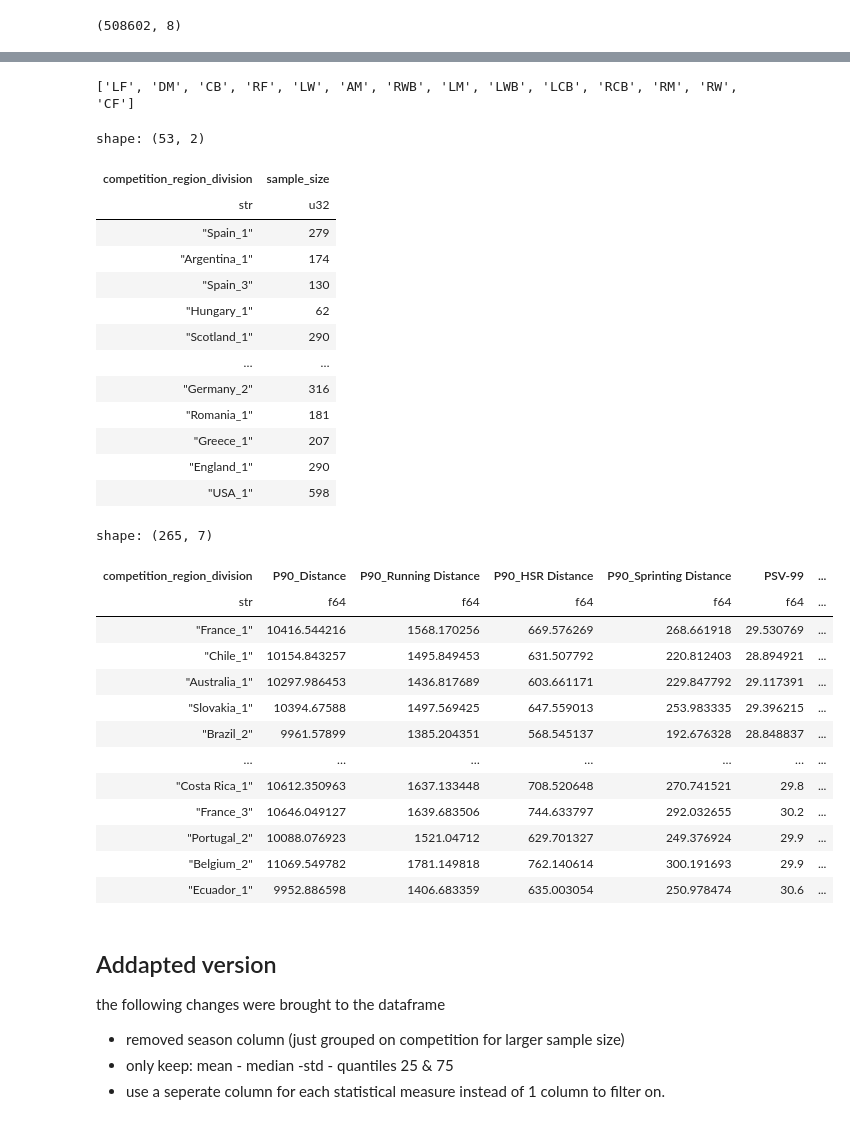
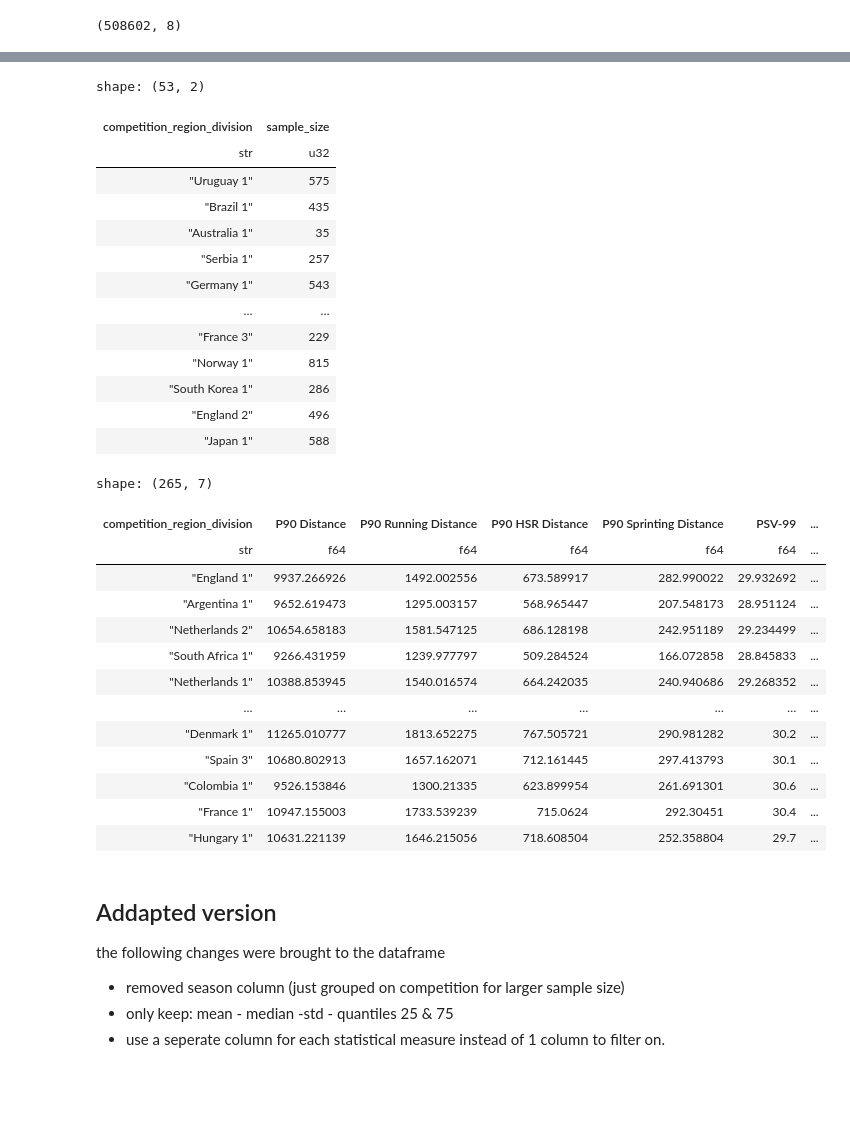
Before and after one commit to ihosten/internship_club_brugge, a Jupyter notebook: start_project/bench_analysis.ipynb, the cells around one changed output, grey strips where cells are left out. Saved outputs shown, nothing was run; the diff lists cells and outputs as text; code cells hidden in the pictures; blank space fills up the shorter version.

Commit message:
grouping symmetrical positions together - ordering excel sheets - creating more uniform layout

```diff
--- a/start_project/bench_analysis.ipynb
+++ b/start_project/bench_analysis.ipynb
@@ -66,31 +115,27 @@ df_subset.shape
 # %%
 wb = "match_benchmarks.xlsx"
-# %%
-positions = df_subset.select('position').unique('position').to_series().to_list()
-print(positions)
-# %% [output]
-['LF', 'DM', 'CB', 'RF', 'LW', 'AM', 'RWB', 'LM', 'LWB', 'LCB', 'RCB', 'RM', 'RW', 'CF']
 # %%
 # defining the columns in the dataframe of which benchmarks have to be created
-test_metrics = ['P90_Distance','P90_Running Distance','P90_HSR Distance',
-               'P90_Sprinting Distance', 'PSV-99']
+test_metrics = ['P90 Distance','P90 Running Distance','P90 HSR Distance',
+               'P90 Sprinting Distance', 'PSV-99']
 # %%
 stats = {
-    "mean": pl.col(test_metrics).mean(),
-    "median": pl.col(test_metrics).median(),
-    "std": pl.col(test_metrics).std(),
-    "q25": pl.col(test_metrics).quantile(0.25),
-    "q75": pl.col(test_metrics).quantile(0.75),
+    "Mean": pl.col(test_metrics).mean(),
+    "Median": pl.col(test_metrics).median(),
+    "Std": pl.col(test_metrics).std(),
+    "Q25": pl.col(test_metrics).quantile(0.25),
+    "Q75": pl.col(test_metrics).quantile(0.75),
 }
 # %%
 
 #test
-for position in tqdm(df_subset.select('position').unique('position').to_series().to_list()):
+#for position in tqdm(df_subset.select('position').unique('position').to_series().to_list()):
+for position in tqdm(positions):
     result_list = []
 
     # determine the sample size per competition
     ss = (df_subset
-        .filter(pl.col("position") == position)
+        .filter(pl.col("position_grouped") == position)
         .group_by("competition_region_division")
         .agg([
             pl.col("competition_region_division").len().alias("sample_size")])
@@ -101,54 +146,55 @@ ss
 shape: (53, 2)
 | competition_region_division | sample_size |
 | str | u32 |
-| "Spain_1" | 279 |
-| "Argentina_1" | 174 |
-| "Spain_3" | 130 |
-| "Hungary_1" | 62 |
-| "Scotland_1" | 290 |
+| "Uruguay 1" | 575 |
+| "Brazil 1" | 435 |
+| "Australia 1" | 35 |
+| "Serbia 1" | 257 |
+| "Germany 1" | 543 |
 | … | … |
-| "Germany_2" | 316 |
-| "Romania_1" | 181 |
-| "Greece_1" | 207 |
-| "England_1" | 290 |
-| "USA_1" | 598 |
+| "France 3" | 229 |
+| "Norway 1" | 815 |
+| "South Korea 1" | 286 |
+| "England 2" | 496 |
+| "Japan 1" | 588 |
 # %%
 
 #test
-for position in tqdm(df_subset.select('position').unique('position').to_series().to_list()):
+#for position in tqdm(df_subset.select('position').unique('position').to_series().to_list()):
+for position in tqdm(positions):
     result_list = []
 
     for stat_name, stat_expr in stats.items():
         # Filter for this specific position
-        df_pos = df_subset.filter(pl.col("position") == position)
+        df_pos = df_subset.filter(pl.col("position_grouped") == position)
 
         result = (
             df_pos
             .group_by("competition_region_division")
             .agg([stat_expr])
             .with_columns(pl.lit(stat_name).alias("statistical_measure"))
         )
         result_list.append(result)
 
         # Combine all results in a dataframe to write to a position sheet of the excel
     df2write = pl.concat(result_list)
 
 df2write
 # %% [output]
 shape: (265, 7)
-| competition_region_division | P90_Distance | P90_Running Distance | P90_HSR Distance | P90_Sprinting Distance | PSV-99 | ... |
+| competition_region_division | P90 Distance | P90 Running Distance | P90 HSR Distance | P90 Sprinting Distance | PSV-99 | ... |
 | str | f64 | f64 | f64 | f64 | f64 | ... |
-| "France_1" | 10416.544216 | 1568.170256 | 669.576269 | 268.661918 | 29.530769 | ... |
-| "Chile_1" | 10154.843257 | 1495.849453 | 631.507792 | 220.812403 | 28.894921 | ... |
-| "Australia_1" | 10297.986453 | 1436.817689 | 603.661171 | 229.847792 | 29.117391 | ... |
-| "Slovakia_1" | 10394.67588 | 1497.569425 | 647.559013 | 253.983335 | 29.396215 | ... |
-| "Brazil_2" | 9961.57899 | 1385.204351 | 568.545137 | 192.676328 | 28.848837 | ... |
+| "England 1" | 9937.266926 | 1492.002556 | 673.589917 | 282.990022 | 29.932692 | ... |
+| "Argentina 1" | 9652.619473 | 1295.003157 | 568.965447 | 207.548173 | 28.951124 | ... |
+| "Netherlands 2" | 10654.658183 | 1581.547125 | 686.128198 | 242.951189 | 29.234499 | ... |
+| "South Africa 1" | 9266.431959 | 1239.977797 | 509.284524 | 166.072858 | 28.845833 | ... |
+| "Netherlands 1" | 10388.853945 | 1540.016574 | 664.242035 | 240.940686 | 29.268352 | ... |
 | … | … | … | … | … | … | ... |
-| "Costa Rica_1" | 10612.350963 | 1637.133448 | 708.520648 | 270.741521 | 29.8 | ... |
-| "France_3" | 10646.049127 | 1639.683506 | 744.633797 | 292.032655 | 30.2 | ... |
-| "Portugal_2" | 10088.076923 | 1521.04712 | 629.701327 | 249.376924 | 29.9 | ... |
-| "Belgium_2" | 11069.549782 | 1781.149818 | 762.140614 | 300.191693 | 29.9 | ... |
-| "Ecuador_1" | 9952.886598 | 1406.683359 | 635.003054 | 250.978474 | 30.6 | ... |
+| "Denmark 1" | 11265.010777 | 1813.652275 | 767.505721 | 290.981282 | 30.2 | ... |
+| "Spain 3" | 10680.802913 | 1657.162071 | 712.161445 | 297.413793 | 30.1 | ... |
+| "Colombia 1" | 9526.153846 | 1300.21335 | 623.899954 | 261.691301 | 30.6 | ... |
+| "France 1" | 10947.155003 | 1733.539239 | 715.0624 | 292.30451 | 30.4 | ... |
+| "Hungary 1" | 10631.221139 | 1646.215056 | 718.608504 | 252.358804 | 29.7 | ... |
 # %%
 
 #counter = 0
```
Also changed, not shown: parts of 10 cells of this notebook, 2 other files.
